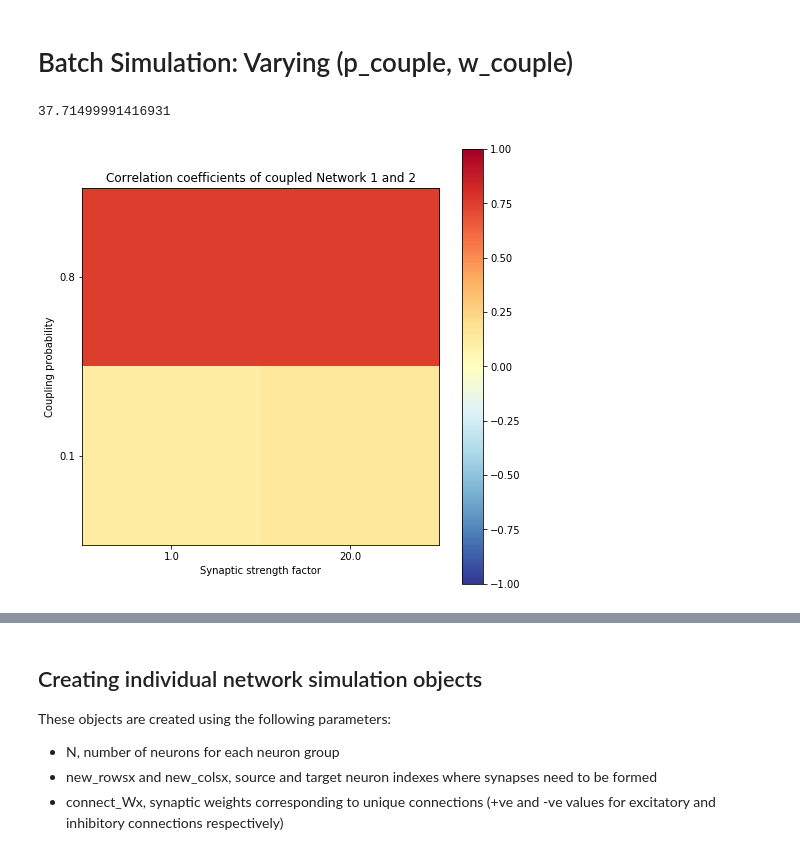
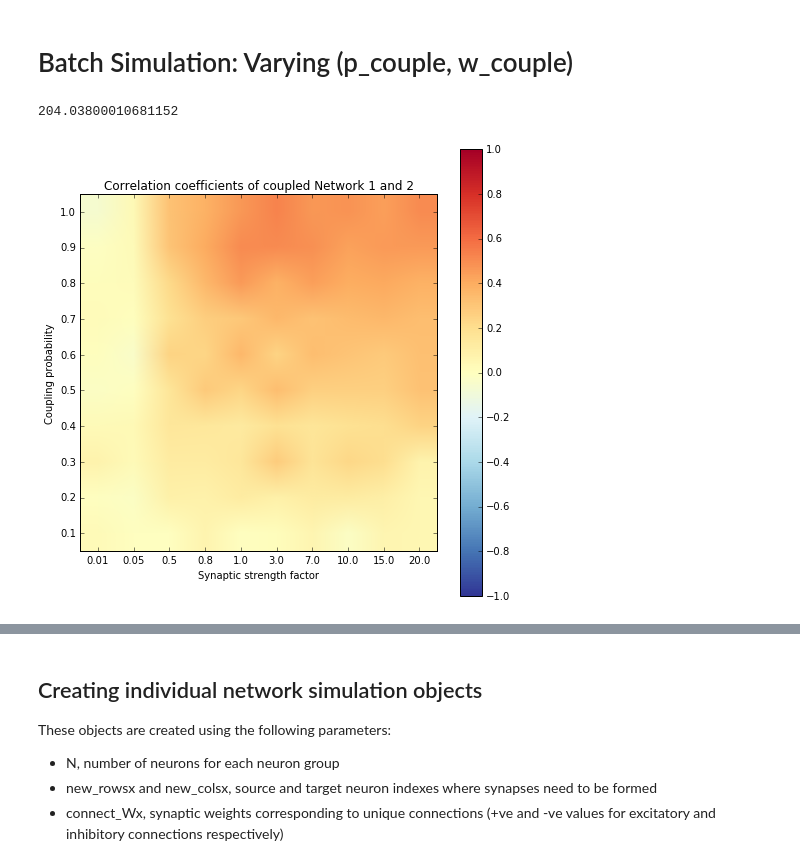
Before and after one commit to KokilaP/Neural-Networks, a Jupyter notebook: N2_BatchSimModel.ipynb, the cells around one changed output, grey strips where cells are left out. Cells and saved outputs as stored; diff of their text form; code cells hidden in the pictures.

```diff
--- a/N2_BatchSimModel.ipynb
+++ b/N2_BatchSimModel.ipynb
@@ -749,12 +749,12 @@ v_r = 0*volt
 v_th = 1*volt
 p_couple = 0.5 #0.99
 w_couple = 0.5*volt #1
-PInput = 0.01*volt # This means Poisson input is on and is applied to both networks
+PInput = 0.1*volt # This means Poisson input is on and is applied to both networks
 integ_method = 'heun' # or can use 'linear' if differential equation is linear, or euler(non-linear integration)
                        # or heun (improved or modified euler method)
 bin_size = 1 # do NOT add units here. It will be added in Stats class under spike_bin function
 
-run_time = 1500 # units in ms
+run_time = 1000 # units in ms
 t1 = run_time*0.2 # 20% of runtime will be in the uncoupled state at the beginning and end
 t2 = run_time*0.6 # 60% of runtime will be in the coupled state
 phase1 = int(t1)
@@ -788,7 +788,7 @@ C_mem = 10e-6*farad/cm2 * SA # units are farad
 E_ex = 0*mV
 E_i = -80*mV
 v_c = 0*volt
-I_c = 10000 # same as I_ext, units pamp
+I_c = 10 # same as I_ext, units pamp
 tau_ge = 2*ms
 tau_gi_c = 6.8 # units of ms
 connect_type = 'ee'
@@ -947,24 +943,25 @@ def batch_plot(datastream, index):
 t3 = time.time() # Record start time
 
 # Set simulation parameters
-# w_couple_vec = [0.01, 0.05, 0.5, 0.8, 1.0, 3.0, 7.0, 10.0, 15.0, 20.0]*volt
-# p_couple_vec = np.arange(0.1,1.1,0.1)
-w_couple_vec = [1.0,20]*volt
-p_couple_vec = [0.1,0.8]
+w_couple_vec = [0.01, 0.05, 0.5, 0.8, 1.0, 3.0, 7.0, 10.0, 15.0, 20.0]*volt
+p_couple_vec = np.arange(0.1,1.1,0.1)
+# w_couple_vec = [1.0,20]*volt
+# p_couple_vec = [0.1,0.8]
 w_len = len(w_couple_vec)
 p_len = len(p_couple_vec)
 coeff = np.zeros((p_len,w_len))
 
 # provide a set of values (w_couple,p_couple) to record spikemonitor values for plotting and analysis
-record_param = [(1.0,0.1),(20.0,0.1),(1.0,0.1),(1.0,0.8)]
+record_param = [(0.05,0.5),(20.0,0.5),(1.0,0.1),(1.0,0.9)]
 r_len = len(record_param)
 datastream = [None]*r_len
 
 # Creating individual network groups
 # PInput define in the input section is 'off' if = 0*volt and 'on' otherwise
-[G1,S1,P1] = BrianVis.network_indv(new_rows1,new_cols1,connect_W1,N,0.1*volt,'neurongroup_1','synapsegroup_1')
-[G2,S2,P2] = BrianVis.network_indv(new_rows2,new_cols2,connect_W2,N,0.1*volt,'neurongroup_2','synapsegroup_2')
-[G3,S3,P3] = BrianVis.network_indv(new_rows1,new_cols1,connect_W1,N,0.1*volt,'neurongroup_3','synapsegroup_3')
+PInput = 0.1*volt
+[G1,S1,P1] = BrianVis.network_indv(new_rows1,new_cols1,connect_W1,N,PInput,'neurongroup_1','synapsegroup_1')
+[G2,S2,P2] = BrianVis.network_indv(new_rows2,new_cols2,connect_W2,N,PInput,'neurongroup_2','synapsegroup_2')
+[G3,S3,P3] = BrianVis.network_indv(new_rows1,new_cols1,connect_W1,N,PInput,'neurongroup_3','synapsegroup_3')
 
 #_____________________________________________________
 # Set parameters for Network 1
@@ -973,7 +970,7 @@ G1.I = I_var
 
 # Set parameters for Network 2
 G2.tau_gi = tau_gi_var/2
-G2.I = I_var*0.0001
+G2.I = I_var
 
 # Set parameters for Network 3
 G3.tau_gi = tau_gi_var # making network 1 slower than network 2 for entrainment
@@ -998,7 +995,6 @@ for weight in arange(w_len):
         # running the full simulation for uncoupled Network 1 as a control
         net_indv.run(run_time*ms)
         states_indv = net_indv.get_states()
-#         print(states_indv['neurongroup_3'])
         SN_indvt = states_indv['spikemon_indv']['t']
 
         # Coupling networks and setting up network groups for simulation
@@ -1024,35 +1020,35 @@ for weight in arange(w_len):
 
         states = net_batch.get_states()
         SN_1i = states['spikemon_cG1']['i']
         SN_1t = states['spikemon_cG1']['t']
         SN_2i = states['spikemon_cG2']['i']
         SN_2t = states['spikemon_cG2']['t']
 
         # obtaining correlation coefficient from comparing binary spike trains of Network 1 and 2
         c = stats.batch_cc(SN_1t,SN_2t)
         coeff[prob,weight] = c
 
         # for loop to record spikemonitor data for selected runs that need to be graphed
         for k in arange(r_len):
             if record_param[k]==(w_couple_vec[weight]/volt,p_couple_vec[prob]): # check if correct run is
                                                                                 # one that needs to be recorded
                 # store a copy of all spike monitors at this instance (for the current run) by returning a dictionary
                 # using 'spikemonitor'.spike_trains() Brian function and reformatting it as an array of sorted spike times
 
                 datastream[k] = (SN_1t,SN_1i,SN_2t,SN_2i,SN_indvt)
 
         net_batch.remove(S1c2,spikemon_cG1,spikemon_cG2)
         net_batch.restore() # go back to original network state with initial values of Network 1 and 2
         net_indv.restore() # go back to original network state with initial values of Network 3
 
 batch_heatmap(coeff) # plot a probability of coupling vs synaptic strength heatmap using a matrix of
                      #  correlation coefficients
 
 t4 = time.time() # to keep track of batch simulation time
 t4-t3
 # %% [output]
-37.71499991416931
+204.03800010681152
-[figure, old version]
+[figure, new version]
 # %%
 batch_plot(datastream,0)
 # %% [output]
```
Also changed, not shown: parts of 10 cells of this notebook.
